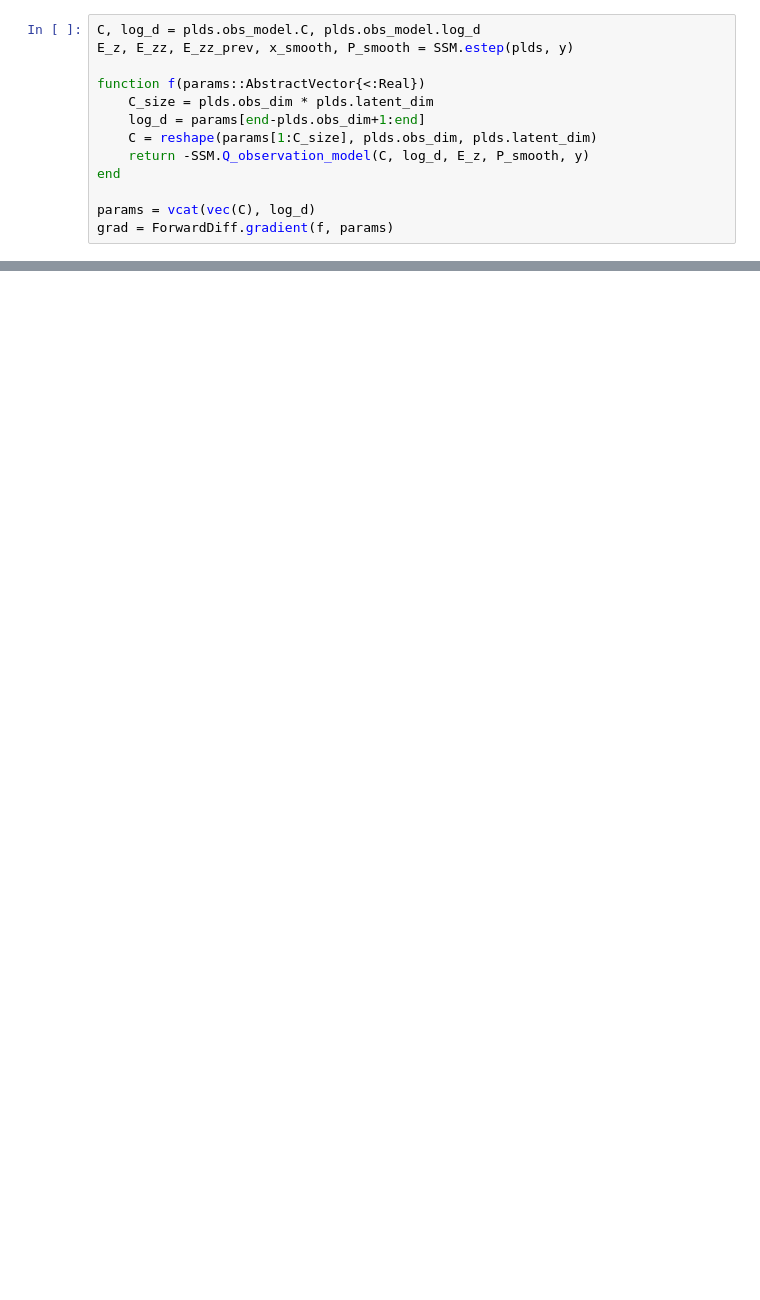
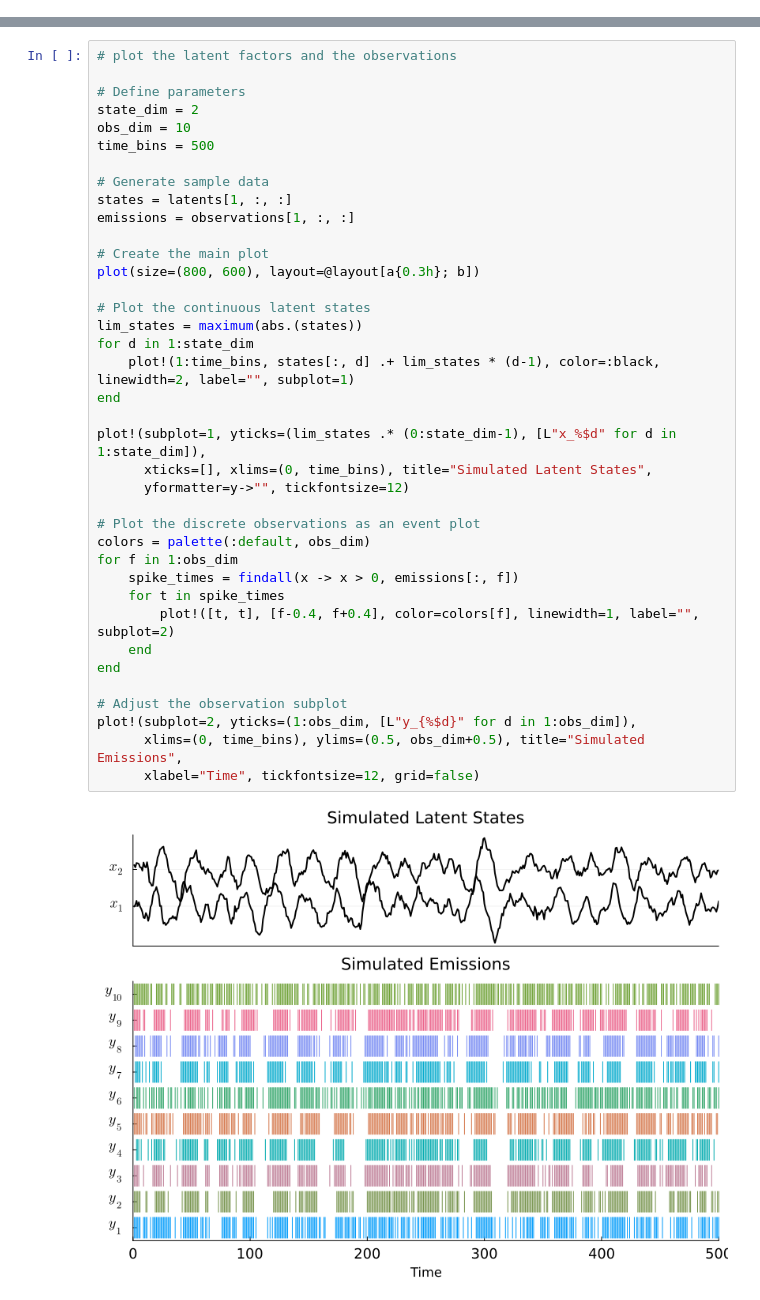
Before and after one commit to depasquale-lab/StateSpaceDynamics.jl, a Jupyter notebook: notebooks/PoissonLDS.ipynb, the cells around one changed output, grey strips where cells are left out. Drawn from its saved outputs; the diff is of its cells as text; blank space fills up the shorter version.

```diff
--- a/notebooks/PoissonLDS.ipynb
+++ b/notebooks/PoissonLDS.ipynb
@@ -104,13 +13,0 @@ plot(elbo)
-# %%
-C, log_d = plds.obs_model.C, plds.obs_model.log_d
-E_z, E_zz, E_zz_prev, x_smooth, P_smooth = SSM.estep(plds, y)
-
-function f(params::AbstractVector{<:Real})
-    C_size = plds.obs_dim * plds.latent_dim
-    log_d = params[end-plds.obs_dim+1:end]
-    C = reshape(params[1:C_size], plds.obs_dim, plds.latent_dim)
-    return -SSM.Q_observation_model(C, log_d, E_z, P_smooth, y)
-end
-
-params = vcat(vec(C), log_d)
-grad = ForwardDiff.gradient(f, params)
@@ -406,0 +79,40 @@ scatter(true_X[:, 1], true_X[:, 2], label="True")
+# %%
+# plot the latent factors and the observations
+
+# Define parameters
+state_dim = 2
+obs_dim = 10
+time_bins = 500
+
+# Generate sample data
+states = latents[1, :, :]
+emissions = observations[1, :, :]
+
+# Create the main plot
+plot(size=(800, 600), layout=@layout[a{0.3h}; b])
+
+# Plot the continuous latent states
+lim_states = maximum(abs.(states))
+for d in 1:state_dim
+    plot!(1:time_bins, states[:, d] .+ lim_states * (d-1), color=:black, linewidth=2, label="", subplot=1)
+end
+
+plot!(subplot=1, yticks=(lim_states .* (0:state_dim-1), [L"x_%$d" for d in 1:state_dim]),
+      xticks=[], xlims=(0, time_bins), title="Simulated Latent States",
+      yformatter=y->"", tickfontsize=12)
+
+# Plot the discrete observations as an event plot
+colors = palette(:default, obs_dim)
+for f in 1:obs_dim
+    spike_times = findall(x -> x > 0, emissions[:, f])
+    for t in spike_times
+        plot!([t, t], [f-0.4, f+0.4], color=colors[f], linewidth=1, label="", subplot=2)
+    end
+end
+
+# Adjust the observation subplot
+plot!(subplot=2, yticks=(1:obs_dim, [L"y_{%$d}" for d in 1:obs_dim]),
+      xlims=(0, time_bins), ylims=(0.5, obs_dim+0.5), title="Simulated Emissions",
+      xlabel="Time", tickfontsize=12, grid=false)
+# %% [output]
+[figure, added]
```
Also changed, not shown: parts of 26 cells of this notebook, 4 other files.
